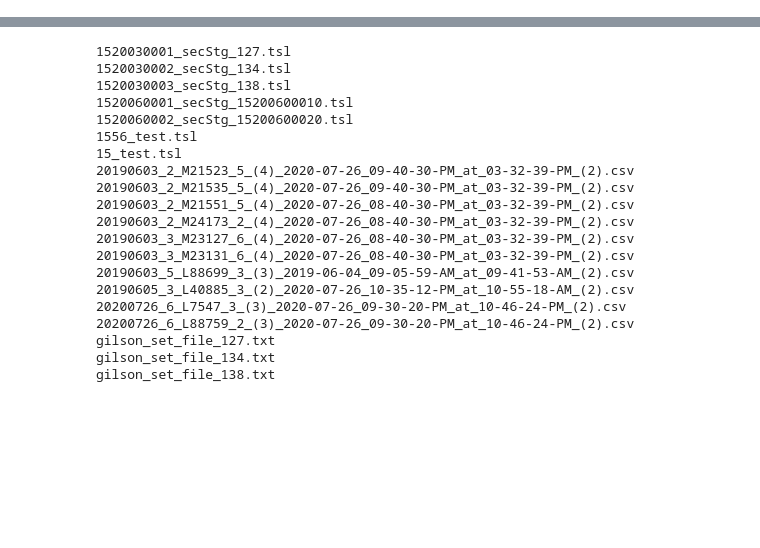
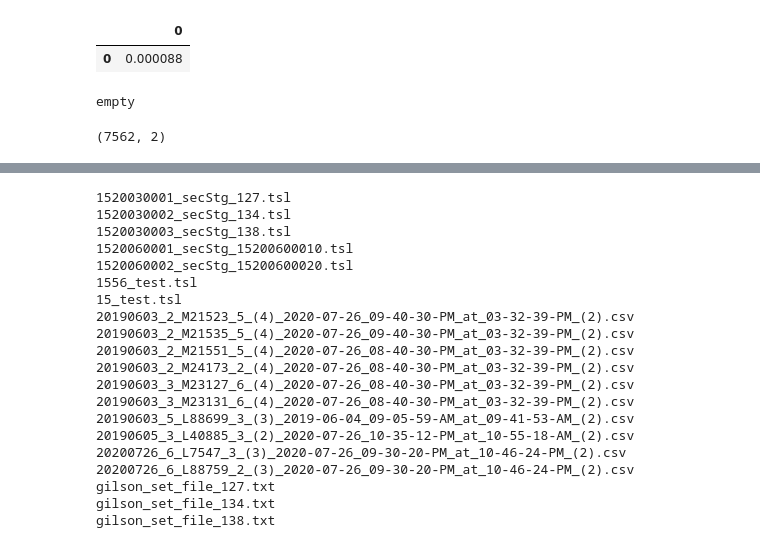
Before and after one commit to sktrinh12/gilson_combine_wrklst, a Jupyter notebook: ipynb/Gilson_combine_wklist_script.ipynb, the cells around one changed output, grey strips where cells are left out. Saved outputs shown, nothing was run; the diff lists cells and outputs as text; code cells hidden in the pictures; blank space fills up the shorter version.

```diff
--- a/ipynb/Gilson_combine_wklist_script.ipynb
+++ b/ipynb/Gilson_combine_wklist_script.ipynb
@@ -9,0 +53,19 @@ from math import ceil
+# %%
+pd.read_csv(os.path.join(uvdata_file_dir, uvdata_file),
+                     skiprows=27, nrows=1, header=None, usecols=[0])
+# %% [output]
+|  | 0 |
+| 0 | 0.000088 |
+# %%
+dfdata = pd.DataFrame()
+if dfdata.empty:
+    print('empty')
+# %% [output]
+empty
+# %%
+
+dfdata = pd.read_csv(os.path.join(uvdata_file_dir, uvdata_file),
+         skiprows=27, header=None, usecols=[0,1])
+dfdata.shape
+# %% [output]
+(7562, 2)
```
Also changed, not shown: parts of 14 cells of this notebook, 1 other file.
